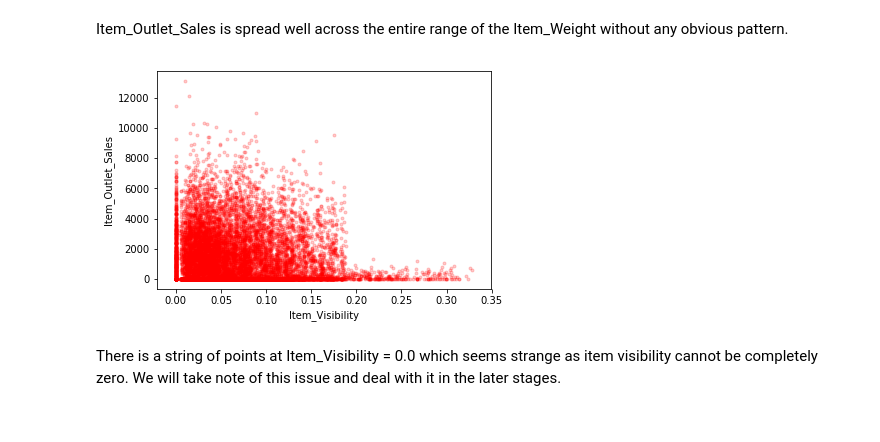
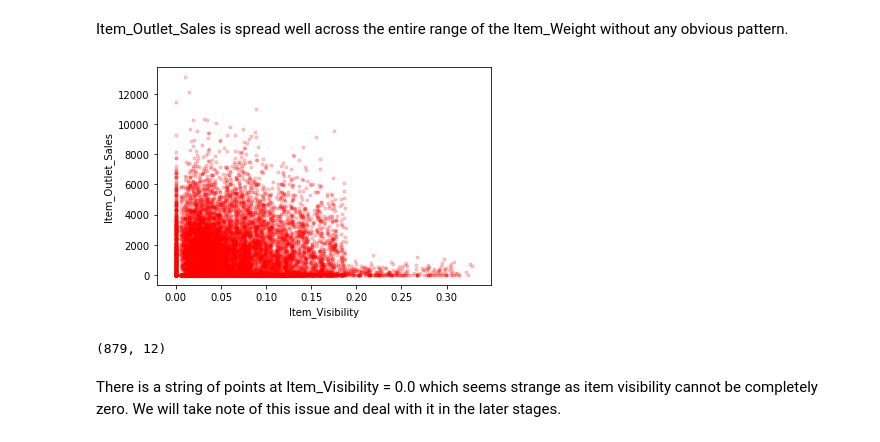
Before and after one commit to deepakmarichi/Big-Mart-Sales-Prediction, a Jupyter notebook: Sales_Prediction.ipynb, the cells around one changed output. Cells and saved outputs as stored; diff of their text form; code cells hidden in the pictures.

```diff
--- a/Sales_Prediction.ipynb
+++ b/Sales_Prediction.ipynb
@@ -250,12 +316,16 @@ plt.show()
 # %% [markdown]
 Item_Outlet_Sales is spread well across the entire range of the Item_Weight without any obvious pattern.
 # %%
+# Item_Visibility vs Item_Outlet_Sales
+
 plt.scatter(combined['Item_Visibility'],combined['Item_Outlet_Sales'],marker='.',color='r',alpha=0.2)
 plt.xlabel('Item_Visibility')
 plt.ylabel('Item_Outlet_Sales')
 plt.show()
+combined[combined['Item_Visibility']==0].shape
 # %% [output]
-[figure, old version]
+[figure, new version]
+(879, 12)
 # %% [markdown]
 There is a string of points at Item_Visibility = 0.0 which seems strange as item visibility cannot be completely zero. We will take note of this issue and deal with it in the later stages.
 # %%
```
Also changed, not shown: parts of 29 cells of this notebook.
